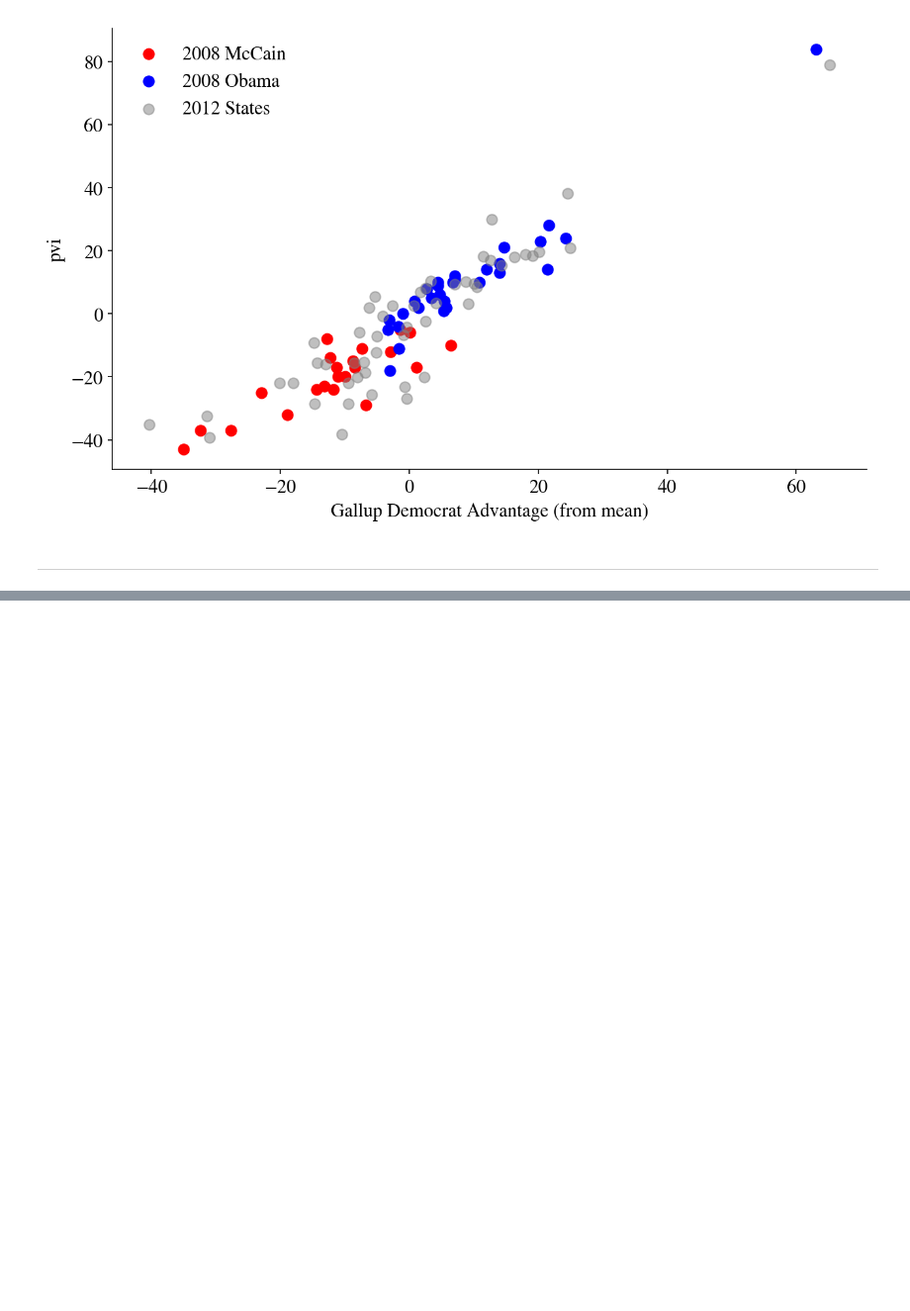
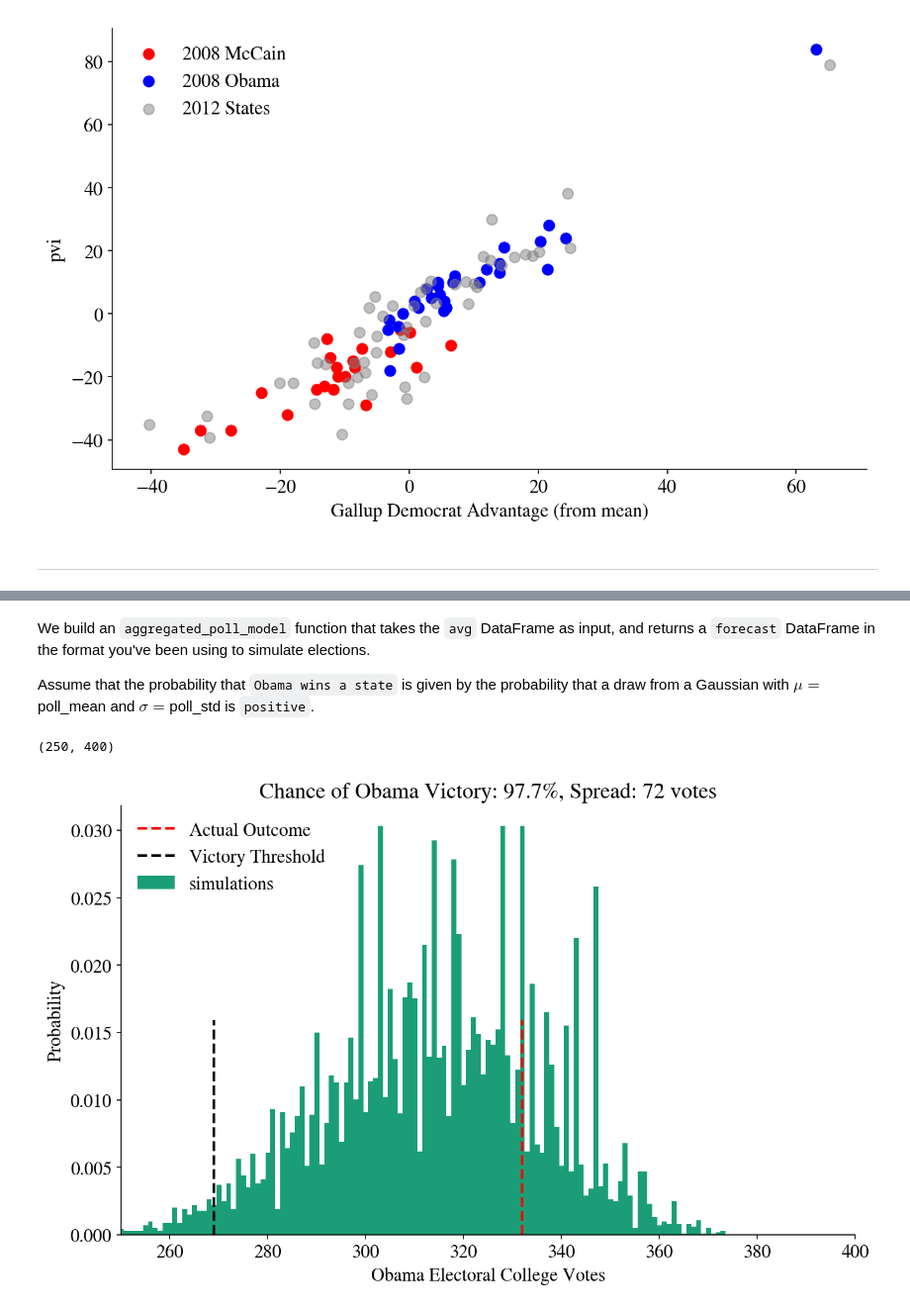
Before and after one commit to joaoDragado/dSc_roadmap, a Jupyter notebook: projects/SimulatingSilver/HW2_user.ipynb, the cells around one changed output, grey strips where cells are left out. Shown at 99% size. Saved outputs shown, nothing was run; the diff lists cells and outputs as text; code cells hidden in the pictures; blank space fills up the shorter version.

```diff
--- a/projects/SimulatingSilver/HW2_user.ipynb
+++ b/projects/SimulatingSilver/HW2_user.ipynb
@@ -635,0 +747,7 @@ Sometimes this estimation procedure will `overfit` the training data yielding pr
+# %%
+ms = multipoll.groupby('State').aggregate({'obama_spread':[np.mean,np.std, np.size]})
+df = ms.obama_spread.rename(columns={'mean':'poll_mean',
+                                     'std':'poll_std',
+                                     'size':'N'})
+avg = df.join(electoral_votes, how='outer')
+avg.head()
@@ -635,0 +783,18 @@ Sometimes this estimation procedure will `overfit` the training data yielding pr
+# %% [markdown]
+We build an `aggregated_poll_model` function that takes the `avg` DataFrame as input, and returns a `forecast` DataFrame in the format you've been using to simulate elections.
+
+Assume that the probability that `Obama wins a state` is given by the probability that a draw from a Gaussian with $\mu=$poll_mean and $\sigma=$poll_std is `positive`.
+# %%
+def aggregated_poll_model(polls):
+    sigma = polls.poll_std
+    prob =  1 - .5 * (1 + erf(-1*polls.poll_mean / np.sqrt(2 * sigma ** 2)))
+    return pd.DataFrame(dict(Obama=prob, Votes=polls.Votes))
+# %%
+# Run 10,000 simulations with this model, and plot the results.
+model = aggregated_poll_model(avg)
+sims = simulate_election(model, 10000)
+plot_simulation(sims)
+plt.xlim(250, 400)
+# %% [output]
+(250, 400)
+[figure, added]
```
Also changed, not shown: parts of 28 cells of this notebook, 1 other file.
